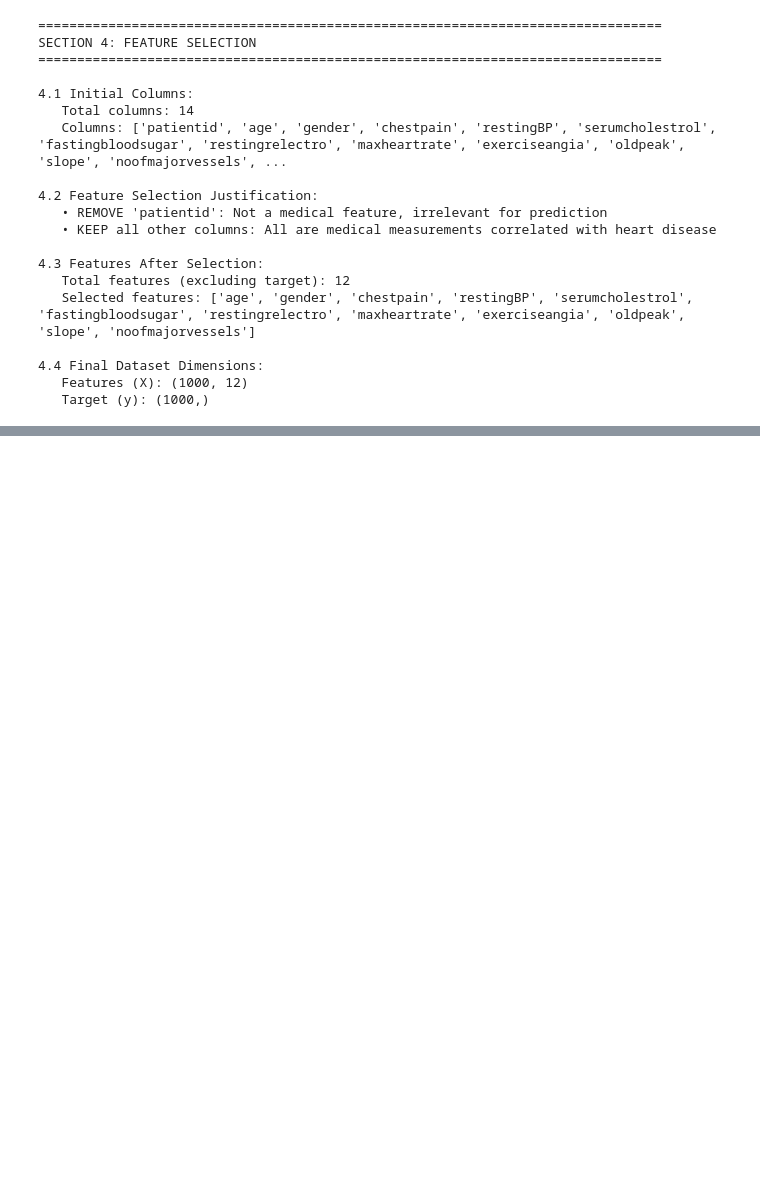
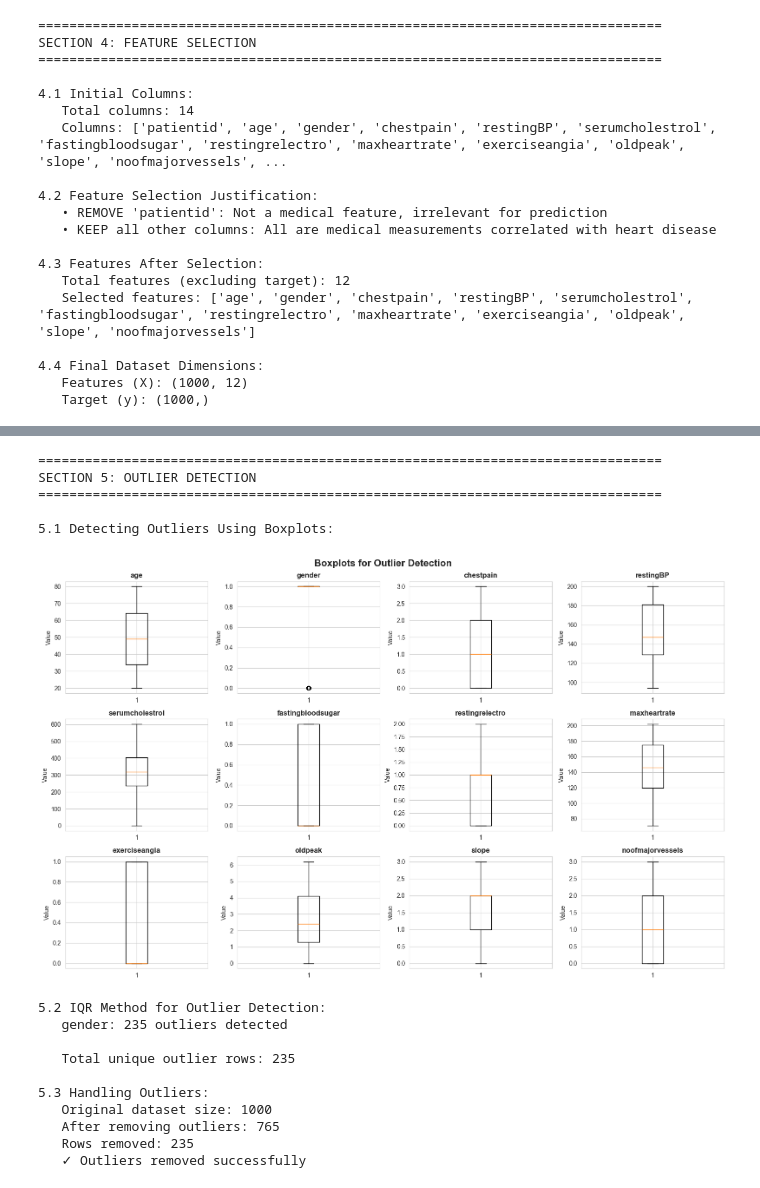
Before and after one commit to perera2001/ML-Assignment-, a Jupyter notebook: random forest/random-forest.ipynb, the cells around one changed output, grey strips where cells are left out. Saved outputs shown, nothing was run; the diff lists cells and outputs as text; code cells hidden in the pictures; blank space fills up the shorter version.

Commit message:
section 5 is added

```diff
--- a/random forest/random-forest.ipynb
+++ b/random forest/random-forest.ipynb
@@ -256,0 +261,79 @@ SECTION 4: FEATURE SELECTION
+# %%
+# ============================================================================
+# SECTION 5: OUTLIER DETECTION
+# ============================================================================
+print("\n" + "=" * 80)
+print("SECTION 5: OUTLIER DETECTION")
+print("=" * 80)
+
+# 5.1 - Visualize outliers using boxplots
+print("\n5.1 Detecting Outliers Using Boxplots:")
+fig, axes = plt.subplots(3, 4, figsize=(16, 10))
+fig.suptitle('Boxplots for Outlier Detection', fontsize=16, fontweight='bold')
+
+outliers_count = 0
+for idx, col in enumerate(X.columns):
+    row = idx // 4
+    col_idx = idx % 4
+    axes[row, col_idx].boxplot(X[col])
+    axes[row, col_idx].set_title(f'{col}', fontweight='bold')
+    axes[row, col_idx].set_ylabel('Value')
+
+plt.tight_layout()
+plt.show()
+
+# 5.2 - Detect outliers using IQR method
+print("\n5.2 IQR Method for Outlier Detection:")
+outlier_indices = set()
+
+for col in X.columns:
+    Q1 = X[col].quantile(0.25)
+    Q3 = X[col].quantile(0.75)
+    IQR = Q3 - Q1
+
+    # Define outlier boundaries
+    lower_bound = Q1 - 1.5 * IQR
+    upper_bound = Q3 + 1.5 * IQR
+
+    # Identify outliers
+    col_outliers = X[(X[col] < lower_bound) | (X[col] > upper_bound)].index.tolist()
+
+    if col_outliers:
+        print(f"   {col}: {len(col_outliers)} outliers detected")
+        outlier_indices.update(col_outliers)
+
+print(f"\n   Total unique outlier rows: {len(outlier_indices)}")
+
+# 5.3 - Handle outliers (Remove them)
+print("\n5.3 Handling Outliers:")
+print(f"   Original dataset size: {len(X)}")
+
+# Remove outlier rows
+X_clean = X.drop(list(outlier_indices))
+y_clean = y.drop(list(outlier_indices))
+
+print(f"   After removing outliers: {len(X_clean)}")
+print(f"   Rows removed: {len(X) - len(X_clean)}")
+
+# Update X and y with cleaned data
+X = X_clean
+y = y_clean
+
+print(f"   ✓ Outliers removed successfully")
+# %% [output]
+================================================================================
+SECTION 5: OUTLIER DETECTION
+================================================================================
+
+5.1 Detecting Outliers Using Boxplots:
+[figure, added]
+5.2 IQR Method for Outlier Detection:
+   gender: 235 outliers detected
+
+   Total unique outlier rows: 235
+
+5.3 Handling Outliers:
+   Original dataset size: 1000
+   After removing outliers: 765
+   Rows removed: 235
+   ✓ Outliers removed successfully
```
Also changed, not shown: parts of 1 cell of this notebook.
